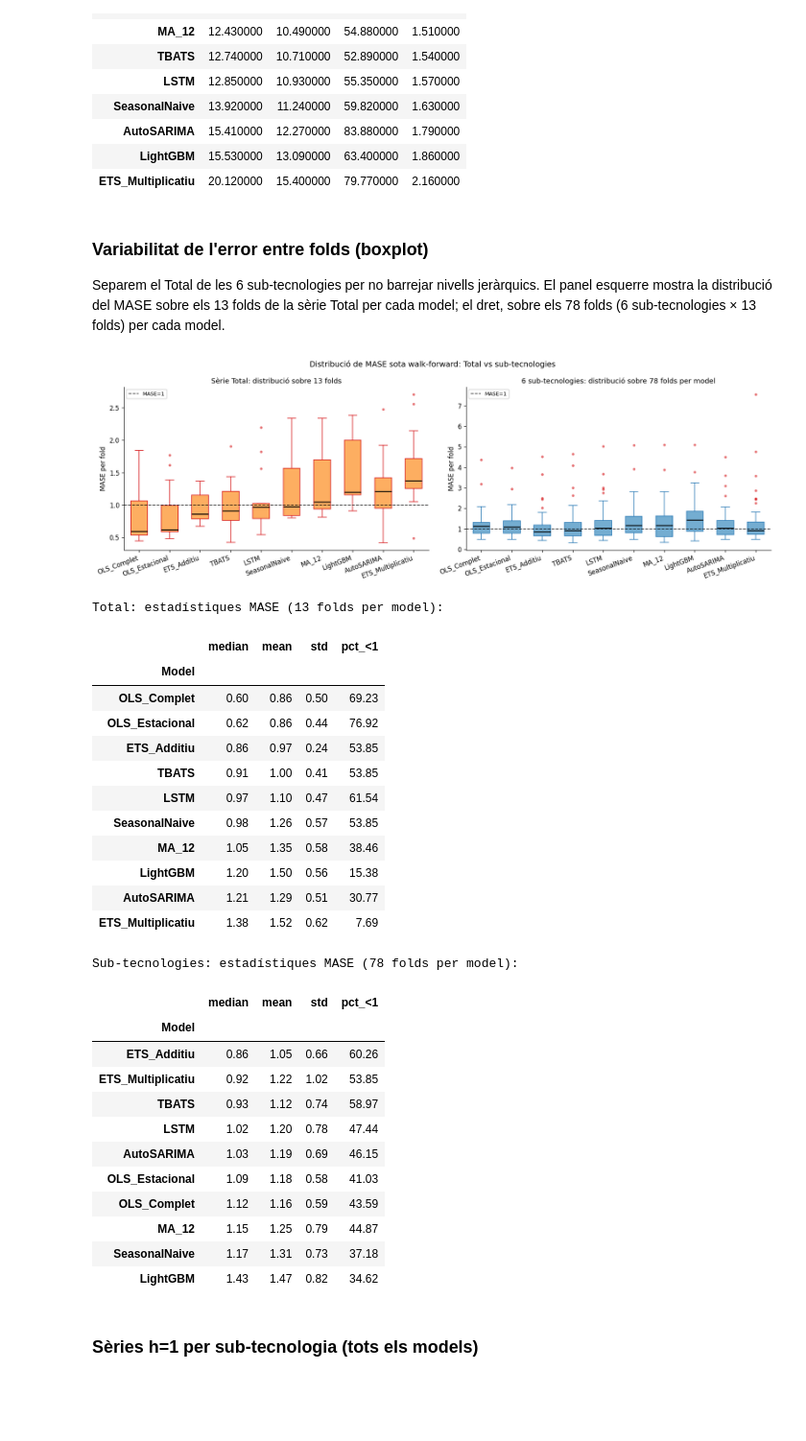
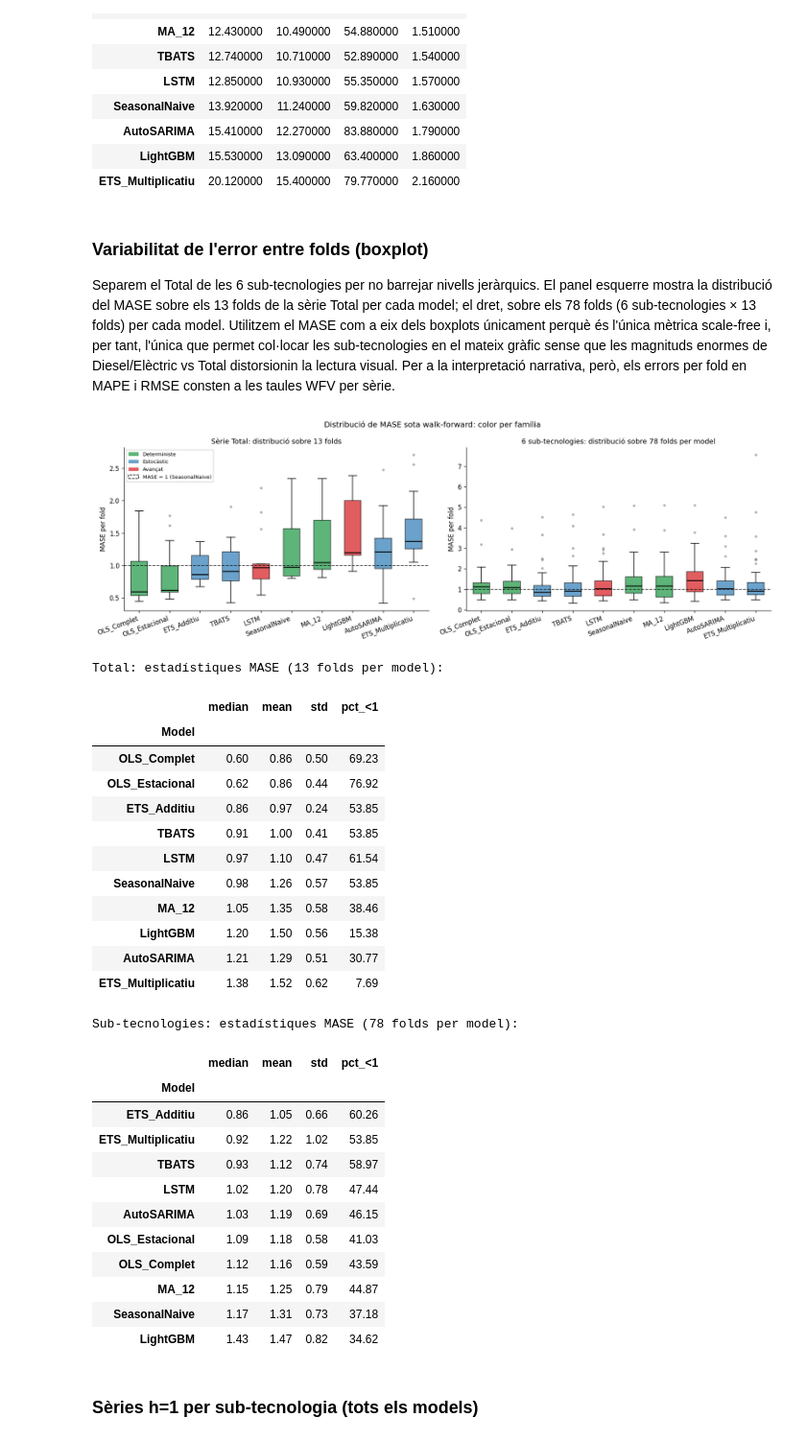
Before and after one commit to C0SBEL/projecte-forecasting, a Jupyter notebook: notebooks/evaluation.ipynb, the cells around one changed output. Shown at 96% size. Drawn from its saved outputs; the diff is of its cells as text; code cells hidden in the pictures; blank space fills up the shorter version.

```diff
--- a/notebooks/evaluation.ipynb
+++ b/notebooks/evaluation.ipynb
@@ -544,7 +623,7 @@ for tech in SUB_TECHS:
 # %% [markdown]
 ### Variabilitat de l'error entre folds (boxplot)
 
-Separem el Total de les 6 sub-tecnologies per no barrejar nivells jeràrquics. El panel esquerre mostra la distribució del MASE sobre els 13 folds de la sèrie Total per cada model; el dret, sobre els 78 folds (6 sub-tecnologies × 13 folds) per cada model.
+Separem el Total de les 6 sub-tecnologies per no barrejar nivells jeràrquics. El panel esquerre mostra la distribució del MASE sobre els 13 folds de la sèrie Total per cada model; el dret, sobre els 78 folds (6 sub-tecnologies × 13 folds) per cada model. Utilitzem el MASE com a eix dels boxplots únicament perquè és l'única mètrica scale-free i, per tant, l'única que permet col·locar les sub-tecnologies en el mateix gràfic sense que les magnituds enormes de Diesel/Elèctric vs Total distorsionin la lectura visual. Per a la interpretació narrativa, però, els errors per fold en MAPE i RMSE consten a les taules WFV per sèrie.
 # %%
 total_data = wfv_metrics[wfv_metrics['Tecnologia'] == 'Total']
 subtech_data = wfv_metrics[wfv_metrics['Tecnologia'] != 'Total']
@@ -552,67 +631,75 @@ subtech_data = wfv_metrics[wfv_metrics['Tecnologia'] != 'Total']
 # Ordre per mediana al Total (que és la pregunta principal)
 order_box = total_data.groupby('Model')['MASE'].median().sort_values().index.tolist()
 positions = np.arange(len(order_box))
+box_colors = [FAMILY_COLOR[FAMILY_OF[m]] for m in order_box]
+
+from matplotlib.patches import Patch
 
 fig, axes = plt.subplots(1, 2, figsize=(15, 5), sharey=False)
 
-# Subplot 1: Total (13 folds per model)
+# Subplot 1: Total (13 folds per model). Color per família dins de cada caixa.
 ax = axes[0]
 data_tot = [total_data[total_data['Model'] == m]['MASE'].values for m in order_box]
-ax.boxplot(data_tot, positions=positions, widths=0.55, patch_artist=True,
-           medianprops=dict(color='black', lw=1.5),
-           boxprops=dict(facecolor='#fdae61', edgecolor='#d7191c'),
-           whiskerprops=dict(color='#d7191c'),
-           capprops=dict(color='#d7191c'),
-           flierprops=dict(marker='o', markersize=4, markerfacecolor='#d7191c',
-                           markeredgecolor='none', alpha=0.6))
-ax.axhline(1.0, color='black', ls='--', lw=1.2, alpha=0.7, label='MASE=1')
+bp = ax.boxplot(data_tot, positions=positions, widths=0.55, patch_artist=True,
+                medianprops=dict(color='black', lw=1.5),
+                flierprops=dict(marker='o', markersize=4, markerfacecolor='gray',
+                                markeredgecolor='none', alpha=0.6))
+for patch, color in zip(bp['boxes'], box_colors):
+    patch.set_facecolor(color)
+    patch.set_alpha(0.7)
+ax.axhline(1.0, color='black', ls='--', lw=1.2, alpha=0.7, label='MASE=1 (SeasonalNaive)')
 ax.set_xticks(positions)
 ax.set_xticklabels(order_box, rotation=20, ha='right')
 ax.set_ylabel('MASE per fold')
 ax.set_title('Sèrie Total: distribució sobre 13 folds', fontsize=11)
-ax.legend(fontsize=8, framealpha=0.9)
 ax.spines['top'].set_visible(False)
 ax.spines['right'].set_visible(False)
 
 # Subplot 2: 6 sub-tecnologies (78 folds per model)
 ax = axes[1]
 data_sub = [subtech_data[subtech_data['Model'] == m]['MASE'].values for m in order_box]
-ax.boxplot(data_sub, positions=positions, widths=0.55, patch_artist=True,
-           medianprops=dict(color='black', lw=1.5),
-           boxprops=dict(facecolor='#74add1', edgecolor='#2c7bb6'),
-           whiskerprops=dict(color='#2c7bb6'),
-           capprops=dict(color='#2c7bb6'),
-           flierprops=dict(marker='o', markersize=4, markerfacecolor='#d7191c',
-                           markeredgecolor='none', alpha=0.6))
+bp2 = ax.boxplot(data_sub, positions=positions, widths=0.55, patch_artist=True,
+                 medianprops=dict(color='black', lw=1.5),
+                 flierprops=dict(marker='o', markersize=4, markerfacecolor='gray',
+                                 markeredgecolor='none', alpha=0.6))
+for patch, color in zip(bp2['boxes'], box_colors):
+    patch.set_facecolor(color)
+    patch.set_alpha(0.7)
 ax.axhline(1.0, color='black', ls='--', lw=1.2, alpha=0.7, label='MASE=1')
 ax.set_xticks(positions)
 ax.set_xticklabels(order_box, rotation=20, ha='right')
 ax.set_ylabel('MASE per fold')
 ax.set_title('6 sub-tecnologies: distribució sobre 78 folds per model', fontsize=11)
-ax.legend(fontsize=8, framealpha=0.9)
 ax.spines['top'].set_visible(False)
 ax.spines['right'].set_visible(False)
 
-plt.suptitle('Distribució de MASE sota walk-forward: Total vs sub-tecnologies', fontsize=12)
+# Llegenda de famílies
+family_handles = [Patch(facecolor=FAMILY_COLOR[f], alpha=0.7, label=FAMILY_LABEL[f])
+                  for f in FAMILY_ORDER]
+family_handles.append(Patch(facecolor='none', edgecolor='black', linestyle='--',
+                            label='MASE = 1 (SeasonalNaive)'))
+axes[0].legend(handles=family_handles, fontsize=8, loc='upper left', framealpha=0.9)
+
+plt.suptitle('Distribució de MASE sota walk-forward: color per família', fontsize=12)
 plt.tight_layout()
 plt.savefig(FIGURES_DIR / 'fig_20_wfv_boxplot.png', bbox_inches='tight')
 plt.show()
 
 # Estadístiques de dispersió: Total
 disp_tot = (total_data.groupby('Model')['MASE']
             .agg(['median', 'mean', 'std', ('pct_<1', lambda x: (x < 1.0).mean() * 100)])
             .round(2).sort_values('median'))
 print('Total: estadístiques MASE (13 folds per model):')
 display(disp_tot)
 
 # Estadístiques de dispersió: sub-techs
 disp_sub = (subtech_data.groupby('Model')['MASE']
             .agg(['median', 'mean', 'std', ('pct_<1', lambda x: (x < 1.0).mean() * 100)])
             .round(2).sort_values('median'))
 print('Sub-tecnologies: estadístiques MASE (78 folds per model):')
 display(disp_sub)
 # %% [output]
-[figure, old version]
+[figure, new version]
 Total: estadístiques MASE (13 folds per model):
 |  | median | mean | std | pct_<1 |
 | Model |  |  |  |  |
```
Also changed, not shown: parts of 14 cells of this notebook, 41 other files.
